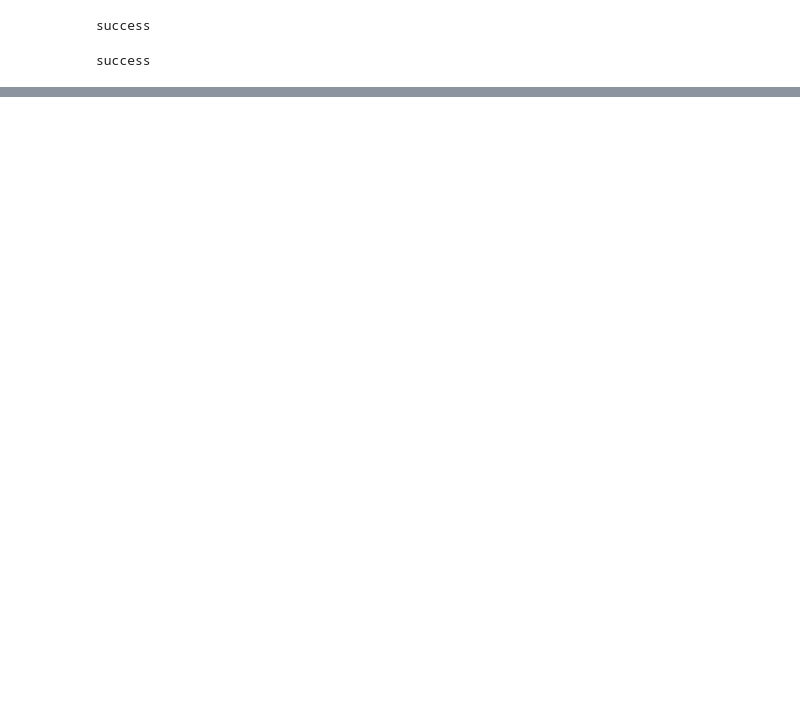
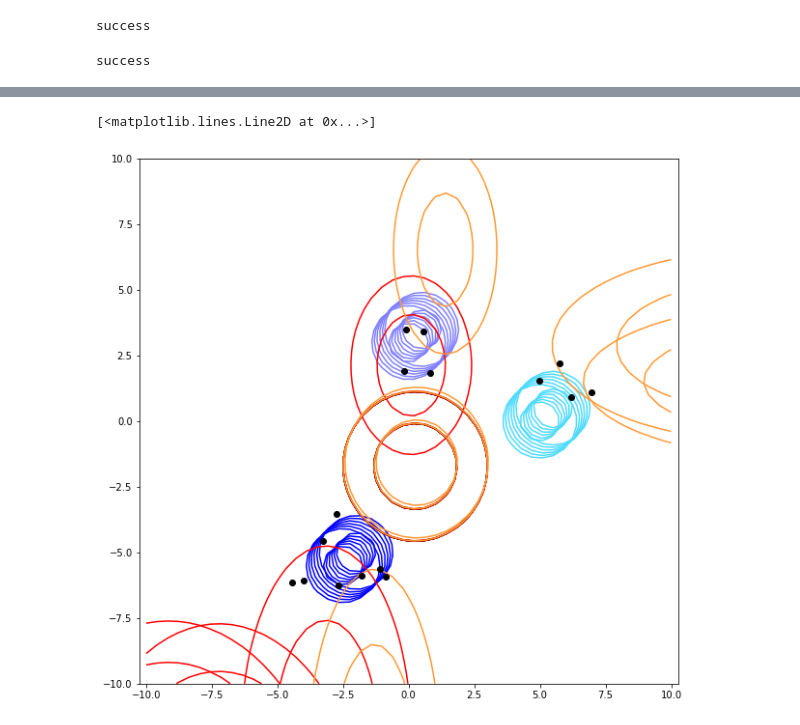
Before and after one commit to esteng/ULD, a Jupyter notebook: code/test_example/tiny_test_example.ipynb, the cells around one changed output, grey strips where cells are left out. Saved outputs shown, nothing was run; the diff lists cells and outputs as text; code cells hidden in the pictures; blank space fills up the shorter version.

```diff
--- a/code/test_example/tiny_test_example.ipynb
+++ b/code/test_example/tiny_test_example.ipynb
@@ -334,0 +386,13 @@ Phone sequence:
+# %%
+learned_components = model.components
+learned_posteriors = [comp.posterior for comp in learned_components]
+dimensionality = all_data[0].shape[1]
+learned_natural_params = [post.natural_params.reshape((-1,dimensionality)) for post in learned_posteriors]
+learned_means = [ n[1]/n[2] for n in learned_natural_params ]
+learned_vars = [ (n[0]-((n[1]**2)/n[2]))/(n[3]+1) for n in learned_natural_params ]
+
+learned_means = learned_means * np.sqrt(final_data_stats['var']) + final_data_stats['mean']
+learned_vars = learned_vars * np.sqrt(final_data_stats['var'])
+
+print(learned_means)
+print(learned_vars)
@@ -334,0 +417,64 @@ Phone sequence:
+# %%
+def gaussian_2d(x, y, dist):
+    return dist.pdf([x,y])
+
+gaussian_2d_v = np.vectorize(gaussian_2d)
+
+
+def plot_gauss_2d(mean, cov, xlim=(-2.0, 2.0), ylim=(-2.0, 2.0), colors='k'):
+    mv = multivariate_normal(mean=mean, cov=cov)
+    x = np.linspace(*xlim)
+    y = np.linspace(*ylim)
+    X, Y = np.meshgrid(x, y)
+    Z = gaussian_2d_v(X, Y, mv)
+    CS = plt.contour(X, Y, Z, 2, colors=colors)
+    #fmt = {CS.levels[0]: '95%', CS.levels[1]: '99%'}
+    #plt.clabel(CS, fmt=fmt)
+
+plt.figure(figsize=(10, 10))
+plt.axis('equal')
+xlim = (-10, 10)
+ylim = (-10, 10)
+
+
+plt.axis('equal')
+xlim = (-10, 10)
+ylim = (-10, 10)
+# plot_gauss_2d(mean=[0,1], cov=[[1,0.5],[0.5,1]])
+# plot_gauss_2d(mean=[1,0], cov=[[1,-0.5],[-0.5,1]])
+
+component_parameters
+
+def list_repeat(given_list, repeat_factor):
+    return_list = []
+    for item in given_list:
+        return_list.extend([item]*repeat_factor)
+    return return_list
+
+
+colors_given_list = ['#0000ff', '#8080ff', '#4ddbff', '#007a99', '#00cc00', '#008000']
+colors_learned_list = ['#ff0000', '#990000', '#ff9933', '#b35900', '#ffcc00', '#ff6633']
+
+
+colors_given = list_repeat(colors_given_list, n_states*n_comp_per_state)
+colors_learned = list_repeat(colors_learned_list, n_states*n_comp_per_state)
+
+print(len(component_parameters_flat))
+print(len(colors_given))
+print(len(learned_means))
+print(len(colors_learned))
+
+print(learned_means)
+print(learned_vars)
+
+
+
+# Plot gaussians used to generate data
+_ = [ plot_gauss_2d(mean=comp[0], cov=comp[1], xlim=xlim, ylim=ylim, colors=color) for comp, color in zip(component_parameters_flat, colors_given)]
+
+# Plot gaussians learned from data
+_ = [ plot_gauss_2d(mean=mean, cov=[[var[0],0],[0,var[1]]], xlim=xlim, ylim=ylim, colors=color) for mean, var, color in zip(learned_means, learned_vars, colors_learned)]
+
+# Plot data
+plt.plot(mfccs[:,0], mfccs[:,1], 'ko')
+# %% [output]
@@ -334,0 +498,2 @@ Phone sequence:
+[<matplotlib.lines.Line2D at 0x...>]
+[figure, added]
```
Also changed, not shown: parts of 7 cells of this notebook, 7 other files.
